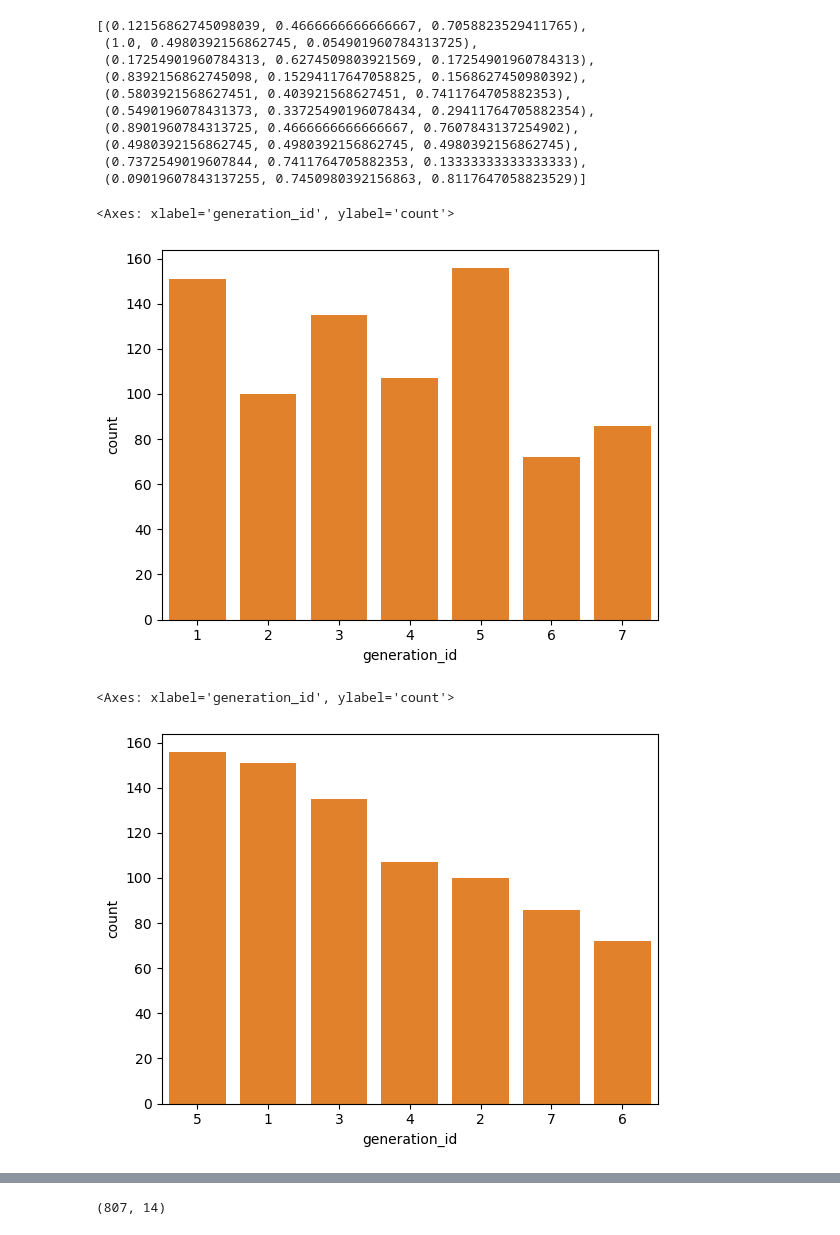
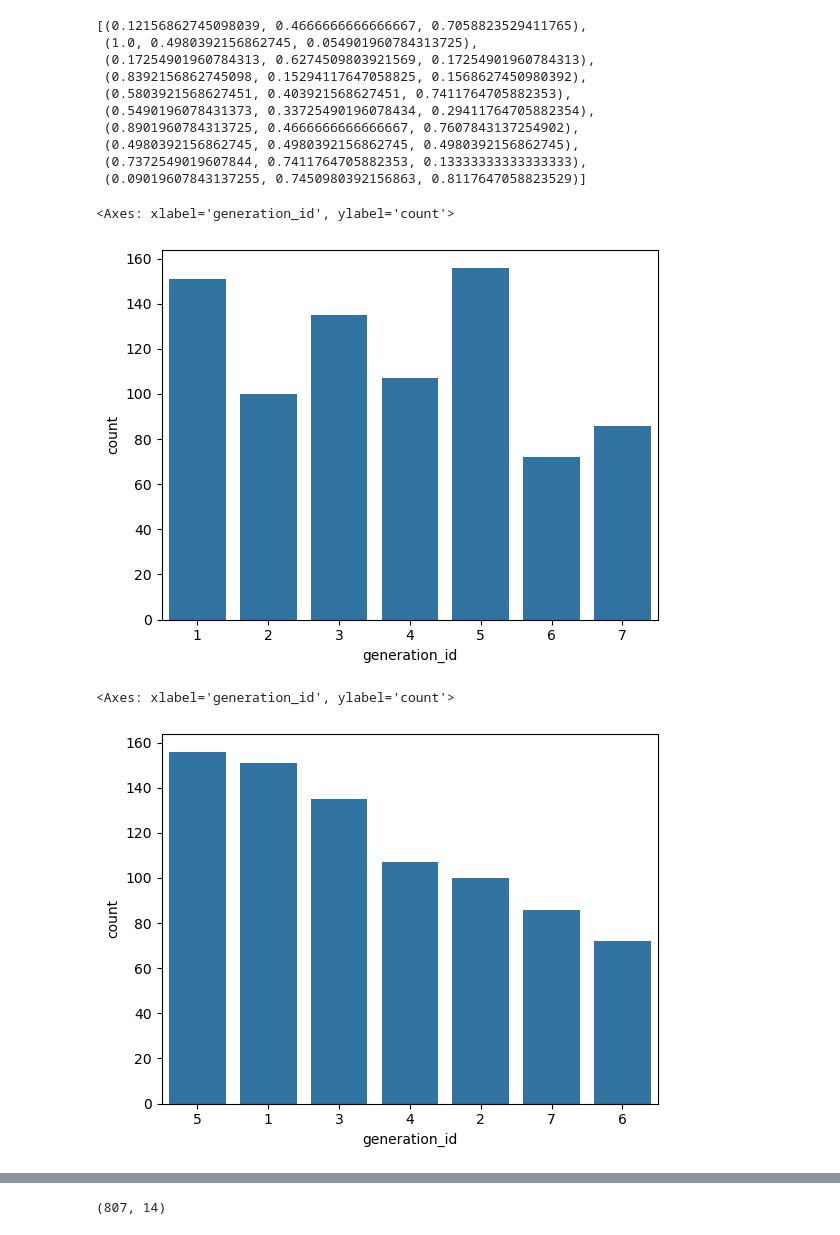
Before and after one commit to Parth-nXp/Udacity-AI_Programming_with_Python, a Jupyter notebook: 04_Jupyter_Notebooks_Anaconda_Numpy_Pandas/05_Matplotlib_and_Seaborn_Part_1/10_bar_chart.ipynb, the cells around one changed output, grey strips where cells are left out. Cells and saved outputs as stored; diff of their text form; code cells hidden in the pictures.

```diff
--- a/04_Jupyter_Notebooks_Anaconda_Numpy_Pandas/05_Matplotlib_and_Seaborn_Part_1/10_bar_chart.ipynb
+++ b/04_Jupyter_Notebooks_Anaconda_Numpy_Pandas/05_Matplotlib_and_Seaborn_Part_1/10_bar_chart.ipynb
@@ -45,19 +45,19 @@ sb.color_palette()
  (0.7372549019607844, 0.7411764705882353, 0.13333333333333333),
  (0.09019607843137255, 0.7450980392156863, 0.8117647058823529)]
 # %%
-base_color = sb.color_palette()[1]
+base_color = sb.color_palette()[0]
 # to set the base color to a different color stored at the location 1 of the seaborn color pallete
 sb.countplot(data = pokemon, x = 'generation_id', color = base_color)
 # set color of the bar chart with the base_color
 # %% [output]
 <Axes: xlabel='generation_id', ylabel='count'>
-[figure, old version]
+[figure, new version]
 # %%
 sb.countplot(data = pokemon, x = 'generation_id', color = base_color, order = [5,1,3,4,2,7,6])
 # a method to sort the bar chart according to the frequency of the each item
 # %% [output]
 <Axes: xlabel='generation_id', ylabel='count'>
-[figure, old version]
+[figure, new version]
 # %%
 pokemon['generation_id'].value_counts()
 # tells which particular value of generation_id contains how many entries, and sort the pokemon dataframe according to this value in decending order and returns the list
```
Also changed, not shown: parts of 5 cells of this notebook, 2 other files.
